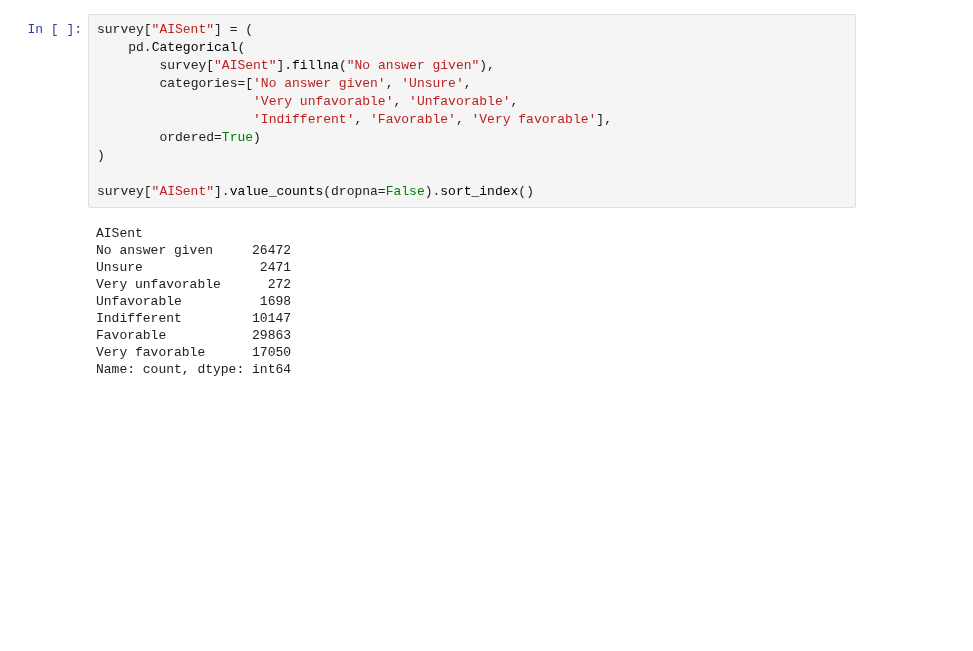
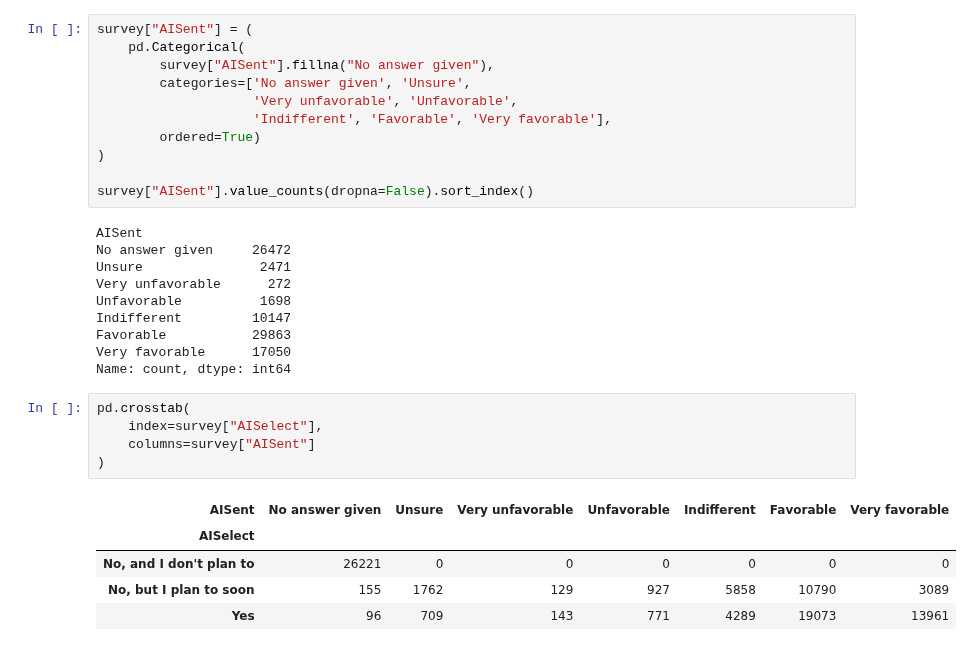
Before and after one commit to jeremysb1/data_analysis_projects, a Jupyter notebook: categorical_data.ipynb, the cells around one changed output. Cells and saved outputs as stored; diff of their text form; blank space fills up the shorter version.

```diff
--- a/categorical_data.ipynb
+++ b/categorical_data.ipynb
@@ -222,3 +222,14 @@ Indifferent         10147
 Favorable           29863
 Very favorable      17050
 Name: count, dtype: int64
+# %%
+pd.crosstab(
+    index=survey["AISelect"],
+    columns=survey["AISent"]
+)
+# %% [output]
+| AISent | No answer given | Unsure | Very unfavorable | Unfavorable | Indifferent | Favorable | Very favorable |
+| AISelect |  |  |  |  |  |  |  |
+| No, and I don't plan to | 26221 | 0 | 0 | 0 | 0 | 0 | 0 |
+| No, but I plan to soon | 155 | 1762 | 129 | 927 | 5858 | 10790 | 3089 |
+| Yes | 96 | 709 | 143 | 771 | 4289 | 19073 | 13961 |
```
Also changed, not shown: parts of 1 cell of this notebook.
